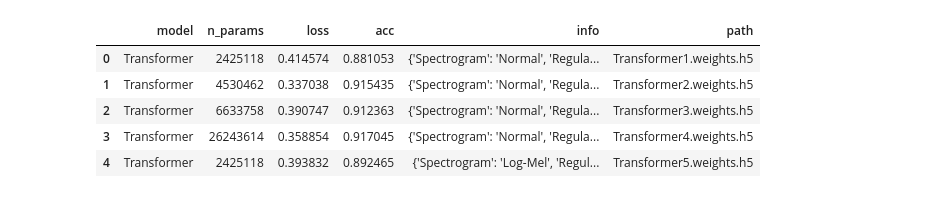
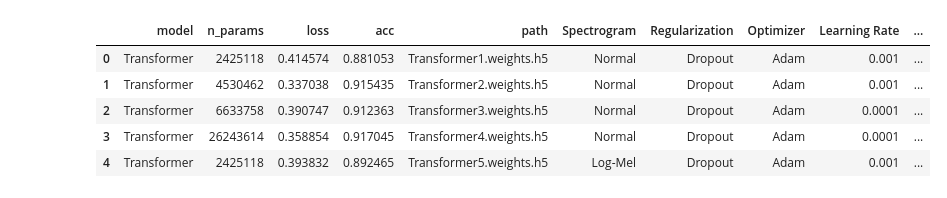
Before and after one commit to Lukas-J/DL2, a Jupyter notebook: results/analysis.ipynb, the cells around one changed output. Saved outputs shown, nothing was run; the diff lists cells and outputs as text; code cells hidden in the pictures.

```diff
--- a/results/analysis.ipynb
+++ b/results/analysis.ipynb
@@ -1,13 +1,21 @@
 # %%
 import pandas as pd
 import matplotlib.pyplot as plt
+# %%
+def add_cols(df):
+    df["info"] = df["info"].apply(eval)
+    for key in df["info"][0].keys():
+        df[key] = df["info"].apply(lambda x: x[key])
+    df.drop(columns=["info"], inplace=True)
+    return df
 # %%
 df = pd.read_csv('results.csv', sep=";")
+df = add_cols(df)
 df.head()
 # %% [output]
-|  | model | n_params | loss | acc | info | path |
-| 0 | Transformer | 2425118 | 0.414574 | 0.881053 | {'Spectrogram': 'Normal', 'Regula... | Transformer1.weights.h5 |
-| 1 | Transformer | 4530462 | 0.337038 | 0.915435 | {'Spectrogram': 'Normal', 'Regula... | Transformer2.weights.h5 |
-| 2 | Transformer | 6633758 | 0.390747 | 0.912363 | {'Spectrogram': 'Normal', 'Regula... | Transformer3.weights.h5 |
-| 3 | Transformer | 26243614 | 0.358854 | 0.917045 | {'Spectrogram': 'Normal', 'Regula... | Transformer4.weights.h5 |
-| 4 | Transformer | 2425118 | 0.393832 | 0.892465 | {'Spectrogram': 'Log-Mel', 'Regul... | Transformer5.weights.h5 |
+|  | model | n_params | loss | acc | path | Spectrogram | Regularization | Optimizer | Learning Rate | ... |
+| 0 | Transformer | 2425118 | 0.414574 | 0.881053 | Transformer1.weights.h5 | Normal | Dropout | Adam | 0.001 | ... |
+| 1 | Transformer | 4530462 | 0.337038 | 0.915435 | Transformer2.weights.h5 | Normal | Dropout | Adam | 0.001 | ... |
+| 2 | Transformer | 6633758 | 0.390747 | 0.912363 | Transformer3.weights.h5 | Normal | Dropout | Adam | 0.0001 | ... |
+| 3 | Transformer | 26243614 | 0.358854 | 0.917045 | Transformer4.weights.h5 | Normal | Dropout | Adam | 0.0001 | ... |
+| 4 | Transformer | 2425118 | 0.393832 | 0.892465 | Transformer5.weights.h5 | Log-Mel | Dropout | Adam | 0.001 | ... |
```
Also changed, not shown: parts of 10 cells of this notebook, 2 other files.
